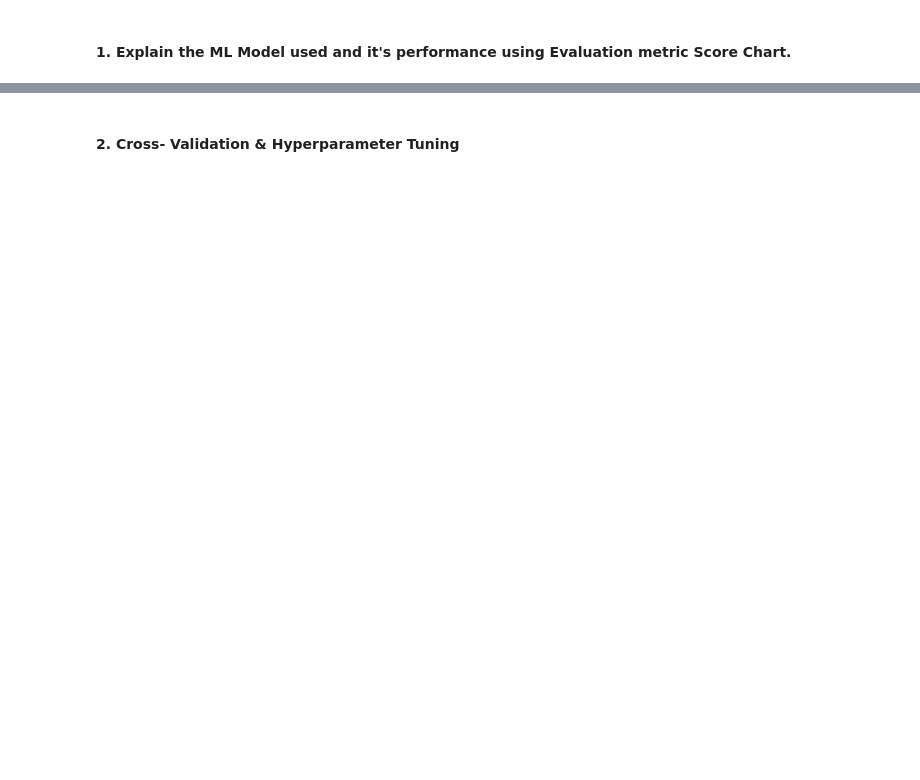
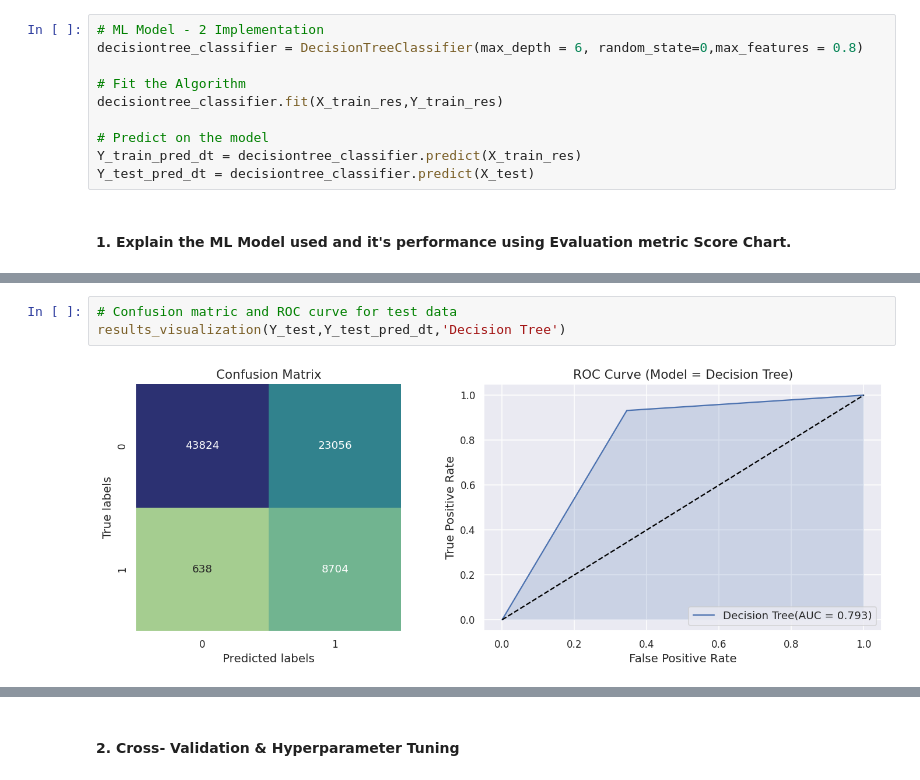
Before and after one commit to abhijain1216/Health-Insurance-Cross-Sell-Prediction-Classification-Project, a Jupyter notebook: Health_Insurance_Cross_Sell_Prediction_Classification_Project.ipynb, the cells around one changed output, grey strips where cells are left out. Cells and saved outputs as stored; diff of their text form; blank space fills up the shorter version.

Commit message:
Implemented Decision Tree

```diff
--- a/Health_Insurance_Cross_Sell_Prediction_Classification_Project.ipynb
+++ b/Health_Insurance_Cross_Sell_Prediction_Classification_Project.ipynb
@@ -1584,2 +1589,12 @@ There is no improvement in the current model, our model already performed well.
+# %%
+# ML Model - 2 Implementation
+decisiontree_classifier = DecisionTreeClassifier(max_depth = 6, random_state=0,max_features = 0.8)
+
+# Fit the Algorithm
+decisiontree_classifier.fit(X_train_res,Y_train_res)
+
+# Predict on the model
+Y_train_pred_dt = decisiontree_classifier.predict(X_train_res)
+Y_test_pred_dt = decisiontree_classifier.predict(X_test)
 # %% [markdown]
 #### 1. Explain the ML Model used and it's performance using Evaluation metric Score Chart.
@@ -1587,0 +1614,5 @@ There is no improvement in the current model, our model already performed well.
+# %%
+# Confusion matric and ROC curve for test data
+results_visualization(Y_test,Y_test_pred_dt,'Decision Tree')
+# %% [output]
+[figure, added]
```
Also changed, not shown: parts of 17 cells of this notebook.
